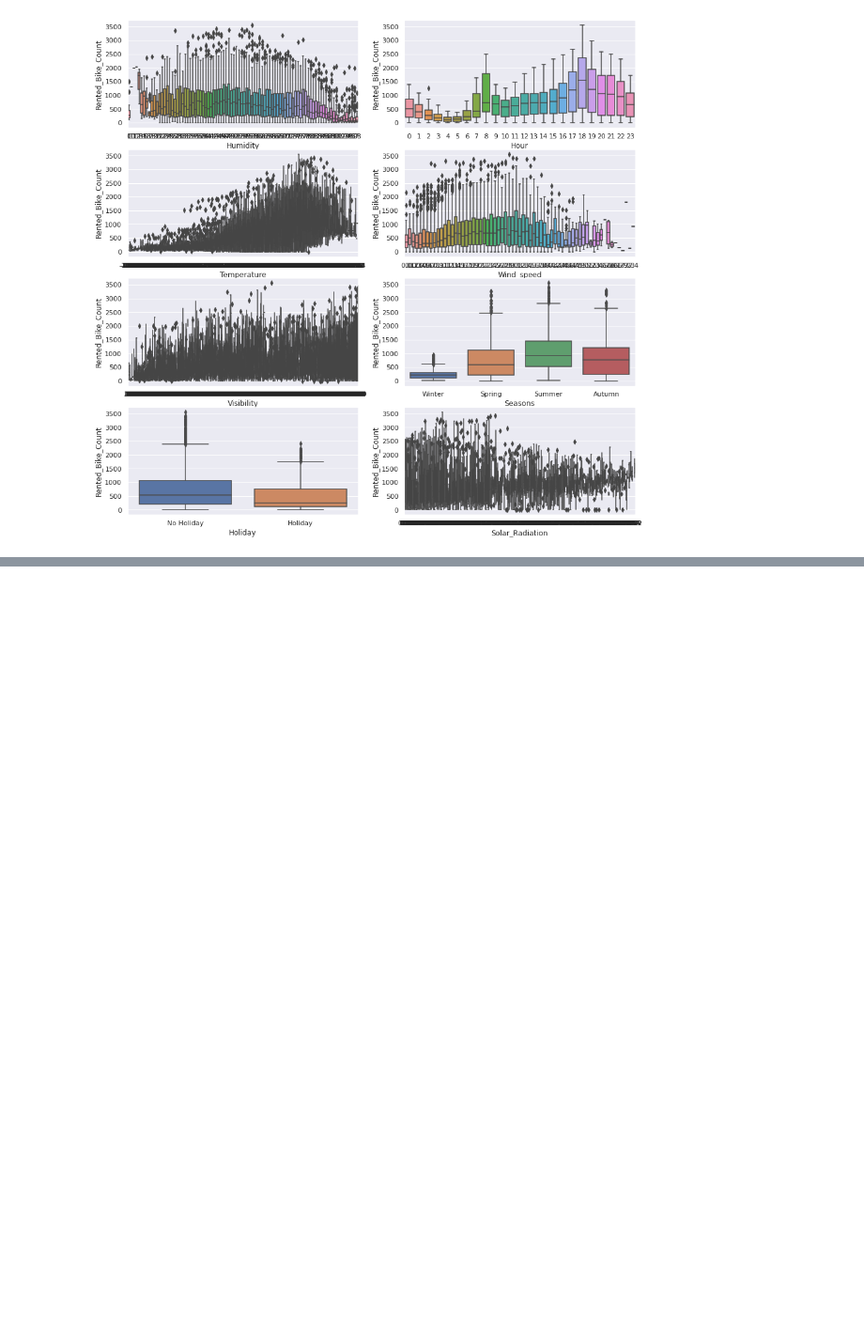
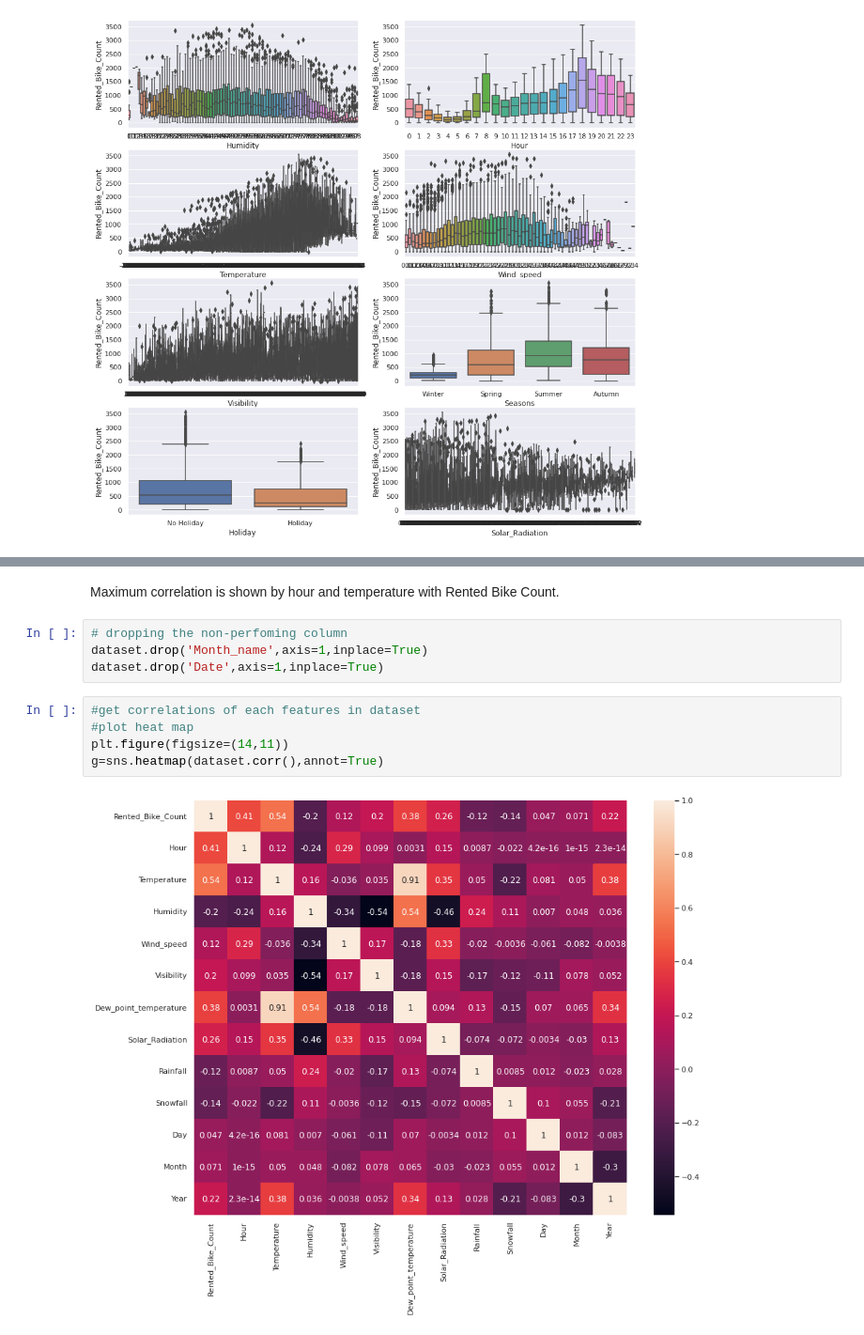
Before and after one commit to anshu57/Bike-Sharing-Demand-Prediction, a Jupyter notebook: Bike_Sharing_Demand_Prediction_Capstone_Project.ipynb, the cells around one changed output, grey strips where cells are left out. Shown at 94% size. Cells and saved outputs as stored; diff of their text form; blank space fills up the shorter version.

```diff
--- a/Bike_Sharing_Demand_Prediction_Capstone_Project.ipynb
+++ b/Bike_Sharing_Demand_Prediction_Capstone_Project.ipynb
@@ -343,0 +361,13 @@ sns.boxplot(data=dataset,y="Rented_Bike_Count",x="Solar_Radiation",orient="v",ax
+# %% [markdown]
+Maximum correlation is shown by hour and temperature with Rented Bike Count.
+# %%
+# dropping the non-perfoming column
+dataset.drop('Month_name',axis=1,inplace=True)
+dataset.drop('Date',axis=1,inplace=True)
+# %%
+#get correlations of each features in dataset
+#plot heat map
+plt.figure(figsize=(14,11))
+g=sns.heatmap(dataset.corr(),annot=True)
+# %% [output]
+[figure, added]
```
Also changed, not shown: parts of 51 cells of this notebook.
